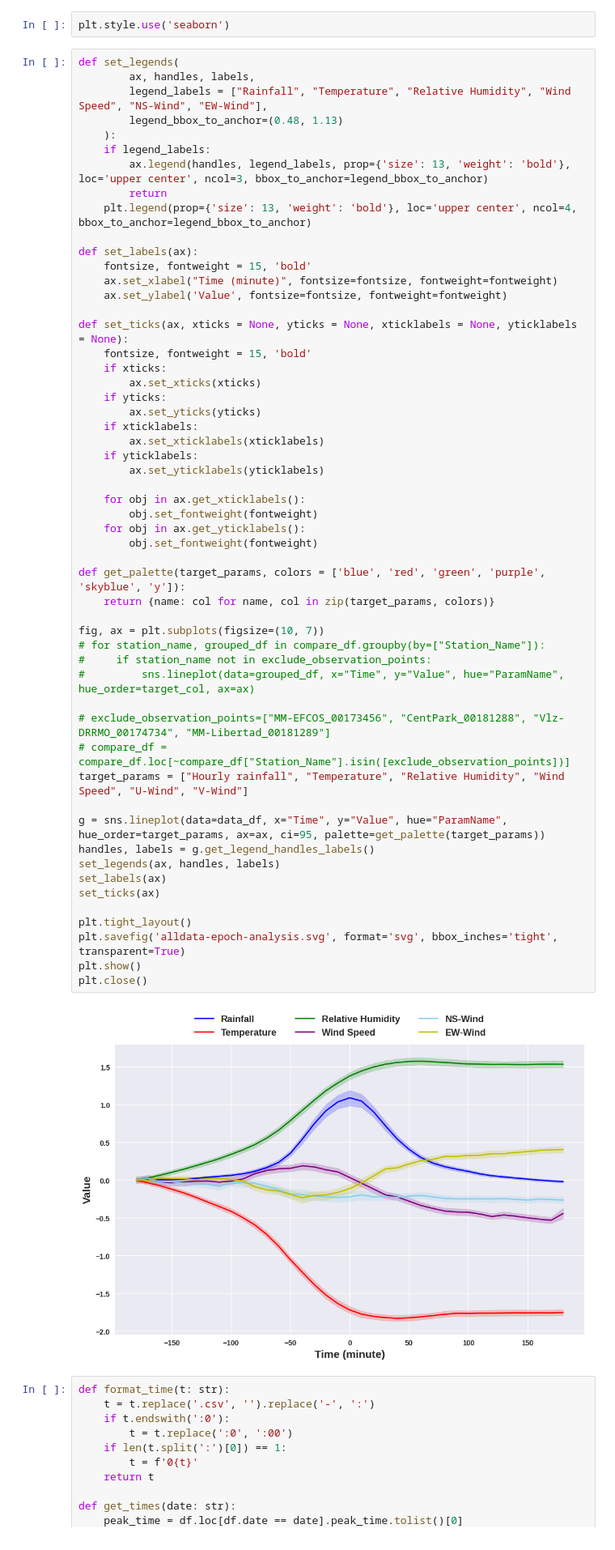
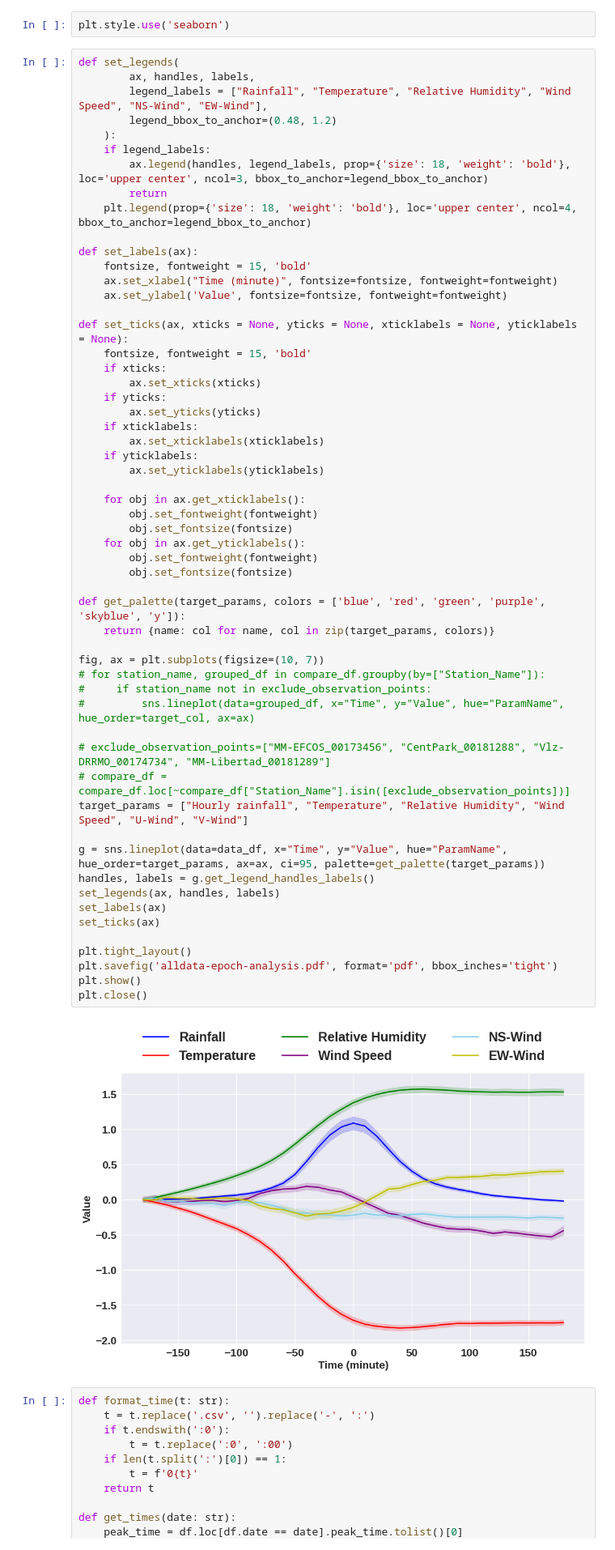
Before and after one commit to tsugumi-sys/poteka_data_analysis, a Jupyter notebook: EDA/rain/superposed_epoch_analysis_highquality.ipynb, the cells around one changed output. Shown at 81% size. Cells and saved outputs as stored; diff of their text form.

```diff
--- a/EDA/rain/superposed_epoch_analysis_highquality.ipynb
+++ b/EDA/rain/superposed_epoch_analysis_highquality.ipynb
@@ -109,12 +109,12 @@ plt.style.use('seaborn')
 def set_legends(
         ax, handles, labels,
         legend_labels = ["Rainfall", "Temperature", "Relative Humidity", "Wind Speed", "NS-Wind", "EW-Wind"],
-        legend_bbox_to_anchor=(0.48, 1.13)
+        legend_bbox_to_anchor=(0.48, 1.2)
     ):
     if legend_labels:
-        ax.legend(handles, legend_labels, prop={'size': 13, 'weight': 'bold'}, loc='upper center', ncol=3, bbox_to_anchor=legend_bbox_to_anchor)
+        ax.legend(handles, legend_labels, prop={'size': 18, 'weight': 'bold'}, loc='upper center', ncol=3, bbox_to_anchor=legend_bbox_to_anchor)
         return
-    plt.legend(prop={'size': 13, 'weight': 'bold'}, loc='upper center', ncol=4, bbox_to_anchor=legend_bbox_to_anchor)
+    plt.legend(prop={'size': 18, 'weight': 'bold'}, loc='upper center', ncol=4, bbox_to_anchor=legend_bbox_to_anchor)
 
 def set_labels(ax):
     fontsize, fontweight = 15, 'bold'
@@ -132,35 +132,37 @@ def set_ticks(ax, xticks = None, yticks = None, xticklabels = None, yticklabels
     if yticklabels:
         ax.set_yticklabels(yticklabels)
 
     for obj in ax.get_xticklabels():
         obj.set_fontweight(fontweight)
+        obj.set_fontsize(fontsize)
     for obj in ax.get_yticklabels():
         obj.set_fontweight(fontweight)
+        obj.set_fontsize(fontsize)
 
 def get_palette(target_params, colors = ['blue', 'red', 'green', 'purple', 'skyblue', 'y']):
     return {name: col for name, col in zip(target_params, colors)}
 
 fig, ax = plt.subplots(figsize=(10, 7))
 # for station_name, grouped_df in compare_df.groupby(by=["Station_Name"]):
 #     if station_name not in exclude_observation_points:
 #         sns.lineplot(data=grouped_df, x="Time", y="Value", hue="ParamName", hue_order=target_col, ax=ax)
 
 # exclude_observation_points=["MM-EFCOS_00173456", "CentPark_00181288", "Vlz-DRRMO_00174734", "MM-Libertad_00181289"]
 # compare_df = compare_df.loc[~compare_df["Station_Name"].isin([exclude_observation_points])]
 target_params = ["Hourly rainfall", "Temperature", "Relative Humidity", "Wind Speed", "U-Wind", "V-Wind"]
 
 g = sns.lineplot(data=data_df, x="Time", y="Value", hue="ParamName", hue_order=target_params, ax=ax, ci=95, palette=get_palette(target_params))
 handles, labels = g.get_legend_handles_labels()
 set_legends(ax, handles, labels)
 set_labels(ax)
 set_ticks(ax)
 
 plt.tight_layout()
-plt.savefig('alldata-epoch-analysis.svg', format='svg', bbox_inches='tight', transparent=True)
+plt.savefig('alldata-epoch-analysis.pdf', format='pdf', bbox_inches='tight')
 plt.show()
 plt.close()
 # %% [output]
-[figure, old version]
+[figure, new version]
 # %%
 def format_time(t: str):
     t = t.replace('.csv', '').replace('-', ':')
```
Also changed, not shown: parts of 3 cells of this notebook.
